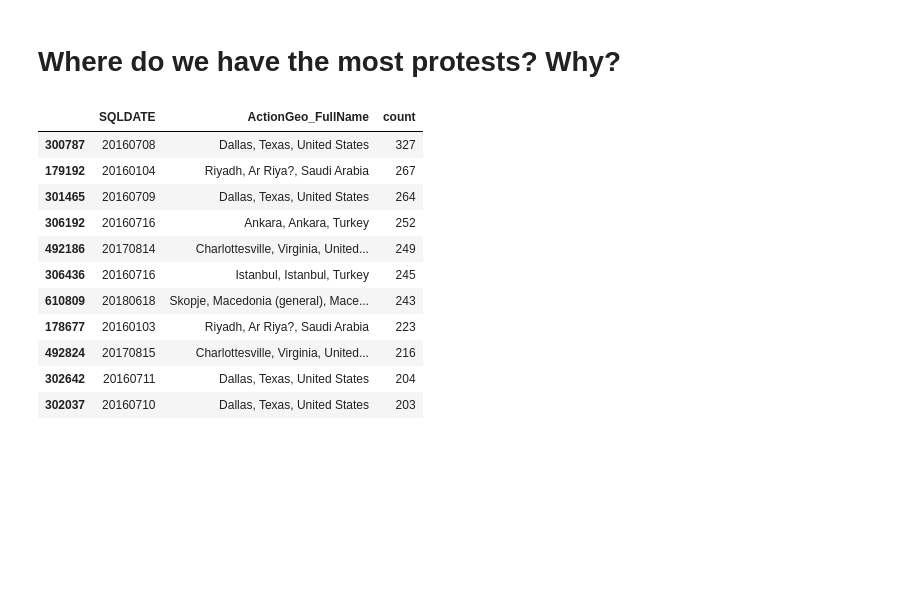
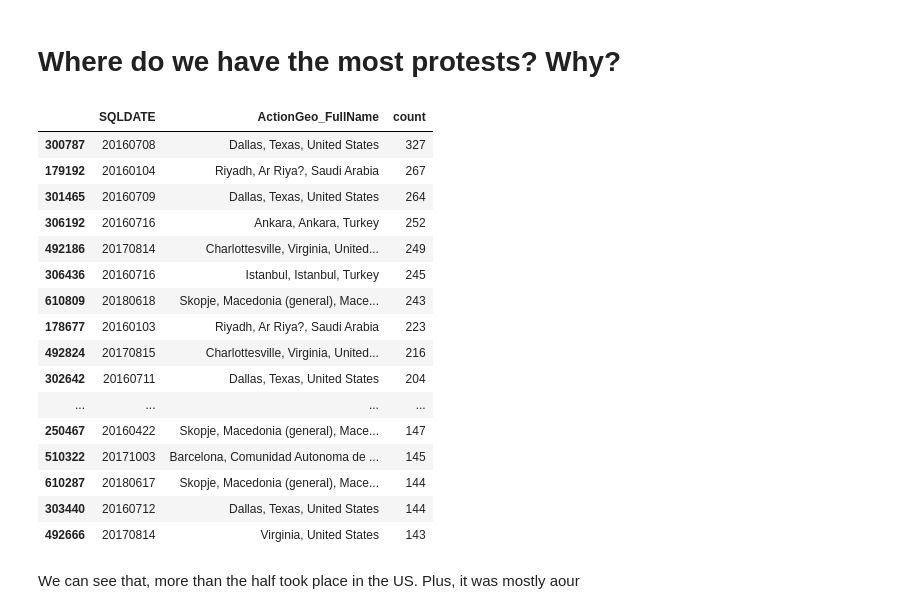
Before and after one commit to Apiquet/ADA_Project, a Jupyter notebook: anthony.ipynb, the cells around one changed output. Saved outputs shown, nothing was run; the diff lists cells and outputs as text; code cells hidden in the pictures; blank space fills up the shorter version.

```diff
--- a/anthony.ipynb
+++ b/anthony.ipynb
@@ -168,20 +169,26 @@ Animated map which displays protests day by day in United States (Ctrl+Click)
 # Where do we have the most protests? Why?
 # %%
 protests_ = protests_df_location
-protests_ = protests_.groupby(['SQLDATE','ActionGeo_FullName']).size().reset_index(name='count').sort_values('count', ascending=False).head(11)
+protests_ = protests_.groupby(['SQLDATE','ActionGeo_FullName']).size().reset_index(name='count').sort_values('count', ascending=False).head(22)
-# %%
-protests_.style.apply(lambda x: ['background: lightgreen' if x.name == 0 else '' for i in x],
-               axis=1)
-# %% [output]
-|  | SQLDATE | ActionGeo_FullName | count |
-| 300787 | 20160708 | Dallas, Texas, United States | 327 |
-| 179192 | 20160104 | Riyadh, Ar Riya?, Saudi Arabia | 267 |
-| 301465 | 20160709 | Dallas, Texas, United States | 264 |
-| 306192 | 20160716 | Ankara, Ankara, Turkey | 252 |
-| 492186 | 20170814 | Charlottesville, Virginia, United... | 249 |
-| 306436 | 20160716 | Istanbul, Istanbul, Turkey | 245 |
-| 610809 | 20180618 | Skopje, Macedonia (general), Mace... | 243 |
-| 178677 | 20160103 | Riyadh, Ar Riya?, Saudi Arabia | 223 |
-| 492824 | 20170815 | Charlottesville, Virginia, United... | 216 |
-| 302642 | 20160711 | Dallas, Texas, United States | 204 |
-| 302037 | 20160710 | Dallas, Texas, United States | 203 |
+# %%
+protests_.style.apply(highlight_text, subset=['ActionGeo_FullName'], text = 'United States', color = 'gray')
+# %% [output]
+|  | SQLDATE | ActionGeo_FullName | count |
+| 300787 | 20160708 | Dallas, Texas, United States | 327 |
+| 179192 | 20160104 | Riyadh, Ar Riya?, Saudi Arabia | 267 |
+| 301465 | 20160709 | Dallas, Texas, United States | 264 |
+| 306192 | 20160716 | Ankara, Ankara, Turkey | 252 |
+| 492186 | 20170814 | Charlottesville, Virginia, United... | 249 |
+| 306436 | 20160716 | Istanbul, Istanbul, Turkey | 245 |
+| 610809 | 20180618 | Skopje, Macedonia (general), Mace... | 243 |
+| 178677 | 20160103 | Riyadh, Ar Riya?, Saudi Arabia | 223 |
+| 492824 | 20170815 | Charlottesville, Virginia, United... | 216 |
+| 302642 | 20160711 | Dallas, Texas, United States | 204 |
+| ... | ... | ... | ... |
+| 250467 | 20160422 | Skopje, Macedonia (general), Mace... | 147 |
+| 510322 | 20171003 | Barcelona, Comunidad Autonoma de ... | 145 |
+| 610287 | 20180617 | Skopje, Macedonia (general), Mace... | 144 |
+| 303440 | 20160712 | Dallas, Texas, United States | 144 |
+| 492666 | 20170814 | Virginia, United States | 143 |
+# %% [markdown]
+We can see that, more than the half took place in the US. Plus, it was mostly aour
```
Also changed, not shown: parts of 1 cell of this notebook, 5 other files.
